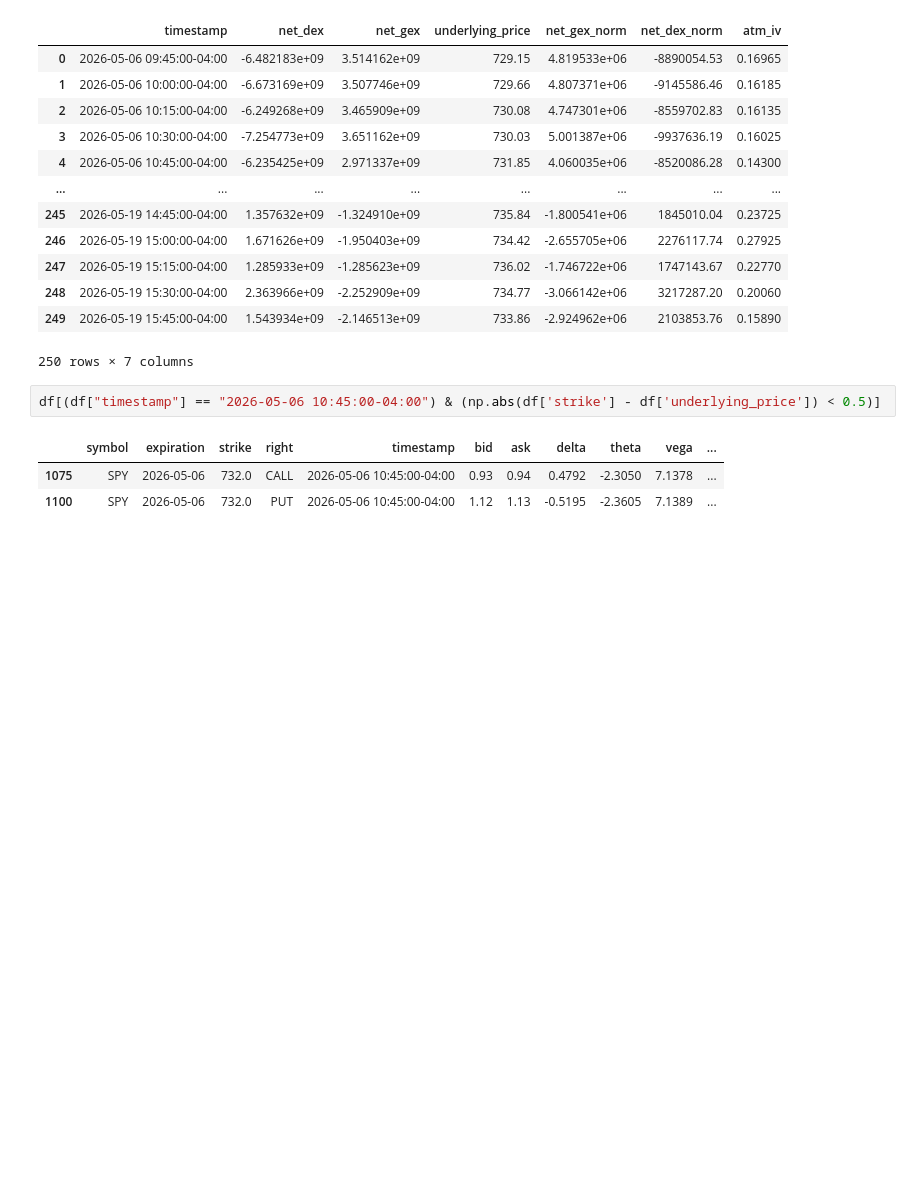
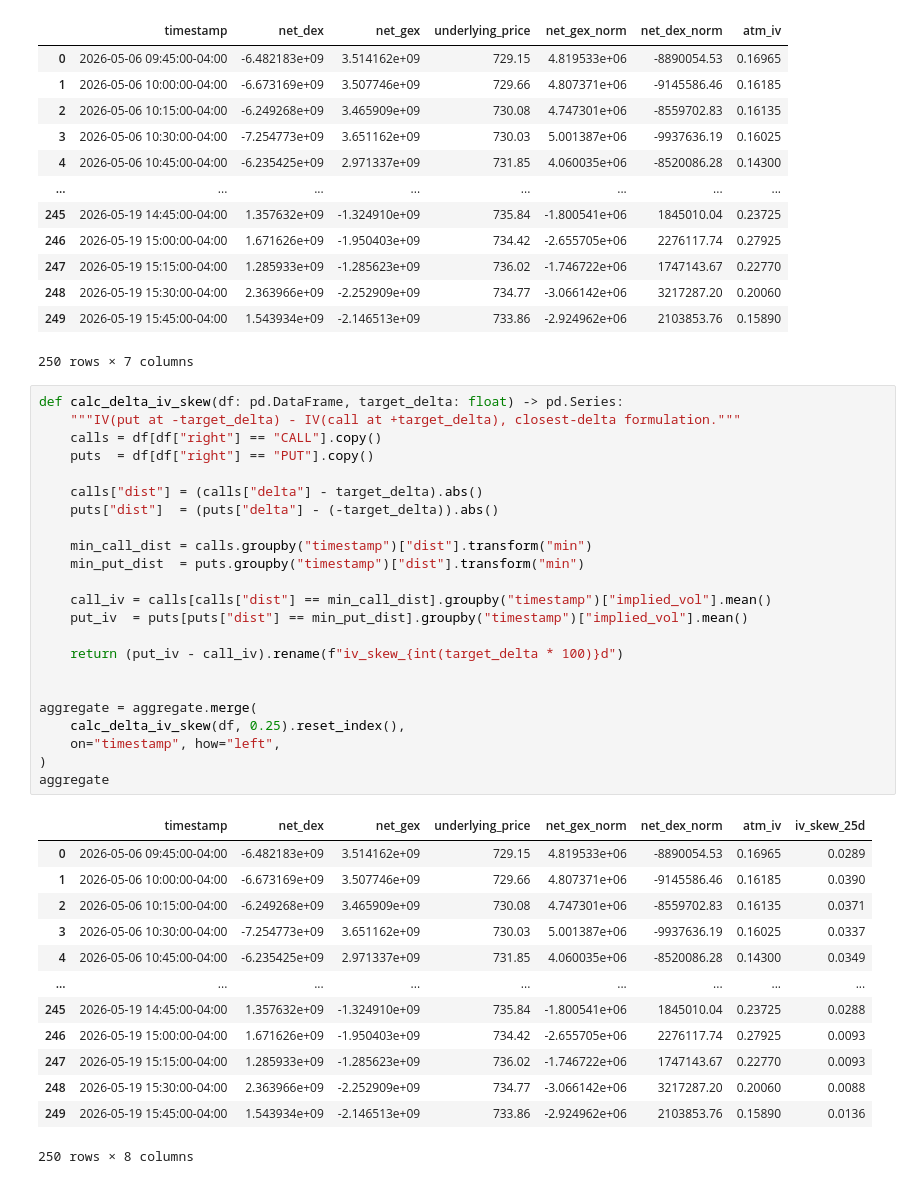
Before and after one commit to lezhou6/0dte-options-strategy, a Jupyter notebook: notebooks/07_iv.ipynb, the cells around one changed output. Saved outputs shown, nothing was run; the diff lists cells and outputs as text; blank space fills up the shorter version.

```diff
--- a/notebooks/07_iv.ipynb
+++ b/notebooks/07_iv.ipynb
@@ -48,9 +48,40 @@ aggregate
 | 248 | 2026-05-19 15:30:00-04:00 | 2.363966e+09 | -2.252909e+09 | 734.77 | -3.066142e+06 | 3217287.20 | 0.20060 |
 | 249 | 2026-05-19 15:45:00-04:00 | 1.543934e+09 | -2.146513e+09 | 733.86 | -2.924962e+06 | 2103853.76 | 0.15890 |
 250 rows × 7 columns
-# %%
-df[(df["timestamp"] == "2026-05-06 10:45:00-04:00") & (np.abs(df['strike'] - df['underlying_price']) < 0.5)]
-# %% [output]
-|  | symbol | expiration | strike | right | timestamp | bid | ask | delta | theta | vega | ... |
-| 1075 | SPY | 2026-05-06 | 732.0 | CALL | 2026-05-06 10:45:00-04:00 | 0.93 | 0.94 | 0.4792 | -2.3050 | 7.1378 | ... |
-| 1100 | SPY | 2026-05-06 | 732.0 | PUT | 2026-05-06 10:45:00-04:00 | 1.12 | 1.13 | -0.5195 | -2.3605 | 7.1389 | ... |
+# %%
+def calc_delta_iv_skew(df: pd.DataFrame, target_delta: float) -> pd.Series:
+    """IV(put at -target_delta) - IV(call at +target_delta), closest-delta formulation."""
+    calls = df[df["right"] == "CALL"].copy()
+    puts  = df[df["right"] == "PUT"].copy()
+
+    calls["dist"] = (calls["delta"] - target_delta).abs()
+    puts["dist"]  = (puts["delta"] - (-target_delta)).abs()
+
+    min_call_dist = calls.groupby("timestamp")["dist"].transform("min")
+    min_put_dist  = puts.groupby("timestamp")["dist"].transform("min")
+
+    call_iv = calls[calls["dist"] == min_call_dist].groupby("timestamp")["implied_vol"].mean()
+    put_iv  = puts[puts["dist"] == min_put_dist].groupby("timestamp")["implied_vol"].mean()
+
+    return (put_iv - call_iv).rename(f"iv_skew_{int(target_delta * 100)}d")
+
+
+aggregate = aggregate.merge(
+    calc_delta_iv_skew(df, 0.25).reset_index(),
+    on="timestamp", how="left",
+)
+aggregate
+# %% [output]
+|  | timestamp | net_dex | net_gex | underlying_price | net_gex_norm | net_dex_norm | atm_iv | iv_skew_25d |
+| 0 | 2026-05-06 09:45:00-04:00 | -6.482183e+09 | 3.514162e+09 | 729.15 | 4.819533e+06 | -8890054.53 | 0.16965 | 0.0289 |
+| 1 | 2026-05-06 10:00:00-04:00 | -6.673169e+09 | 3.507746e+09 | 729.66 | 4.807371e+06 | -9145586.46 | 0.16185 | 0.0390 |
+| 2 | 2026-05-06 10:15:00-04:00 | -6.249268e+09 | 3.465909e+09 | 730.08 | 4.747301e+06 | -8559702.83 | 0.16135 | 0.0371 |
+| 3 | 2026-05-06 10:30:00-04:00 | -7.254773e+09 | 3.651162e+09 | 730.03 | 5.001387e+06 | -9937636.19 | 0.16025 | 0.0337 |
+| 4 | 2026-05-06 10:45:00-04:00 | -6.235425e+09 | 2.971337e+09 | 731.85 | 4.060035e+06 | -8520086.28 | 0.14300 | 0.0349 |
+| ... | ... | ... | ... | ... | ... | ... | ... | ... |
+| 245 | 2026-05-19 14:45:00-04:00 | 1.357632e+09 | -1.324910e+09 | 735.84 | -1.800541e+06 | 1845010.04 | 0.23725 | 0.0288 |
+| 246 | 2026-05-19 15:00:00-04:00 | 1.671626e+09 | -1.950403e+09 | 734.42 | -2.655705e+06 | 2276117.74 | 0.27925 | 0.0093 |
+| 247 | 2026-05-19 15:15:00-04:00 | 1.285933e+09 | -1.285623e+09 | 736.02 | -1.746722e+06 | 1747143.67 | 0.22770 | 0.0093 |
+| 248 | 2026-05-19 15:30:00-04:00 | 2.363966e+09 | -2.252909e+09 | 734.77 | -3.066142e+06 | 3217287.20 | 0.20060 | 0.0088 |
+| 249 | 2026-05-19 15:45:00-04:00 | 1.543934e+09 | -2.146513e+09 | 733.86 | -2.924962e+06 | 2103853.76 | 0.15890 | 0.0136 |
+250 rows × 8 columns
```
Also changed, not shown: parts of 2 cells of this notebook.
